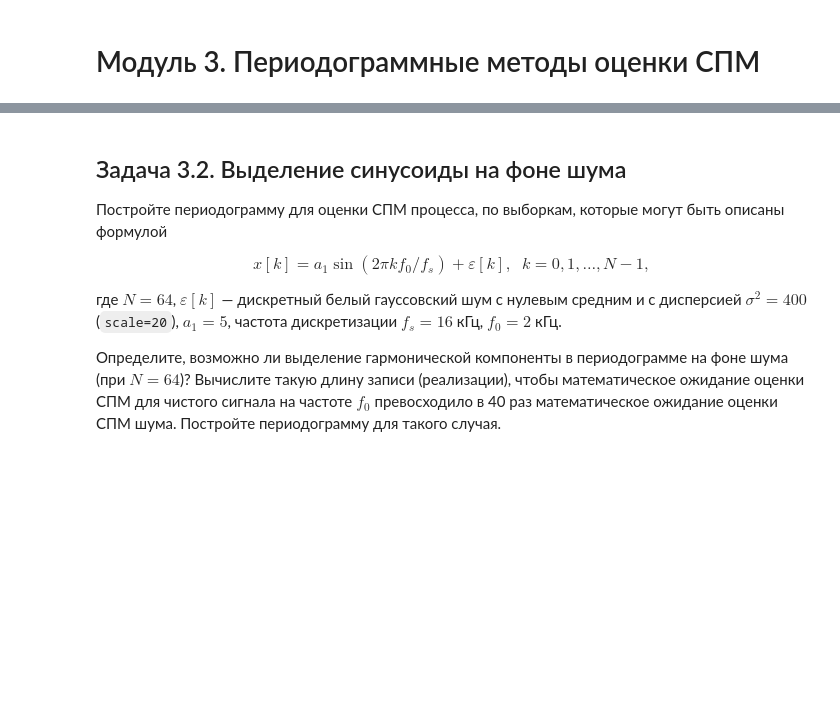
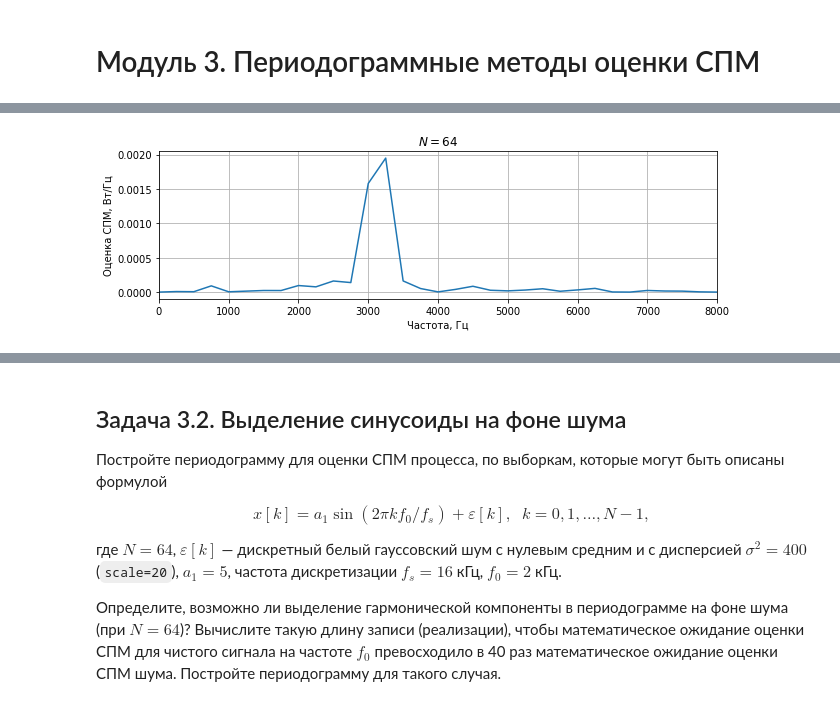
Before and after one commit to derzhavin3016/DSP-labs, a Jupyter notebook: lab5/dsp_lab5.ipynb, the cells around one changed output, grey strips where cells are left out. Saved outputs shown, nothing was run; the diff lists cells and outputs as text; code cells hidden in the pictures; blank space fills up the shorter version.

```diff
--- a/lab5/dsp_lab5.ipynb
+++ b/lab5/dsp_lab5.ipynb
@@ -130,4 +135,21 @@ $$V_n[-1]=V_n [-2] = 0$$
 
 Ниже приведен пример кода, позволяющий выгрузить отчеты сигнала $x[k]$  (`x`).
 # %%
-x = np.load('variant_N_ex_2_1.npy')
+x = np.load("data/variant_2_ex_2_1.npy")
+fs = 16_000
+# %%
+plt.figure(figsize=[9, 3])
+f, Pxx_den = signal.periodogram(
+    x, fs=fs, nfft=x.shape[0], scaling="density"
+)
+plt.plot(f, Pxx_den / 2)
+plt.xlim([0, fs / 2])
+plt.grid()
+plt.title("$N = %i$" % len(x))
+plt.xlabel("Частота, Гц")
+plt.ylabel("Оценка СПМ, Bт/Гц")
+plt.tight_layout()
+# plt.savefig('psd_1.svg')
+plt.show()
+# %% [output]
+[figure, added]
```
Also changed, not shown: parts of 9 cells of this notebook.
